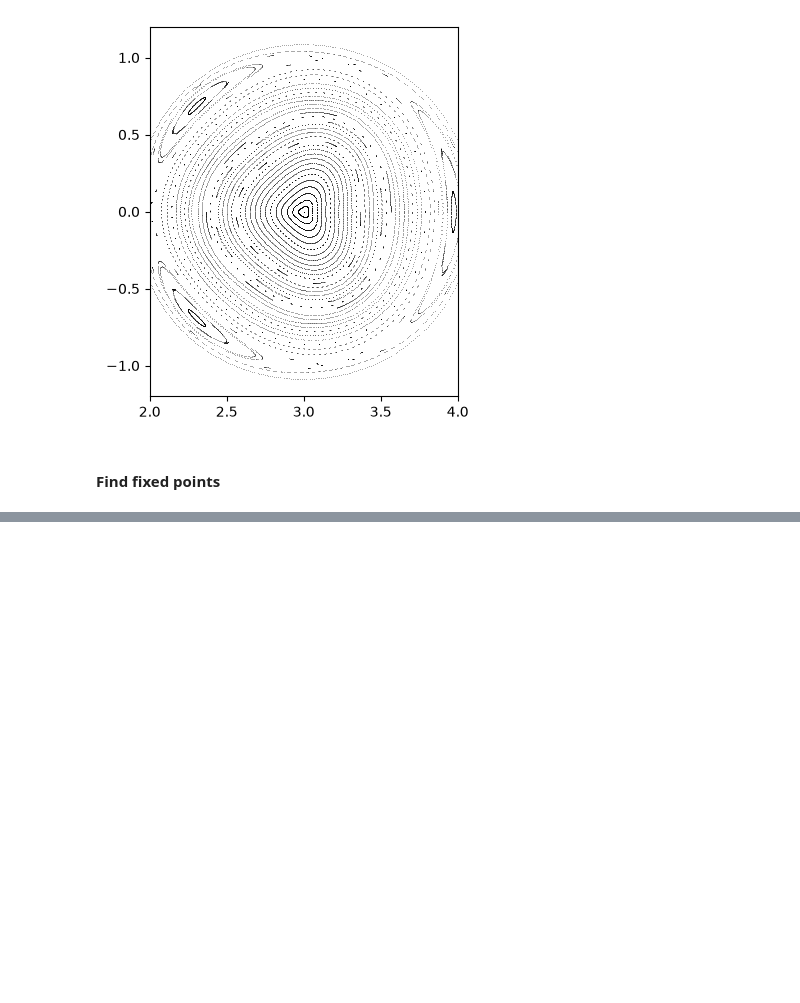
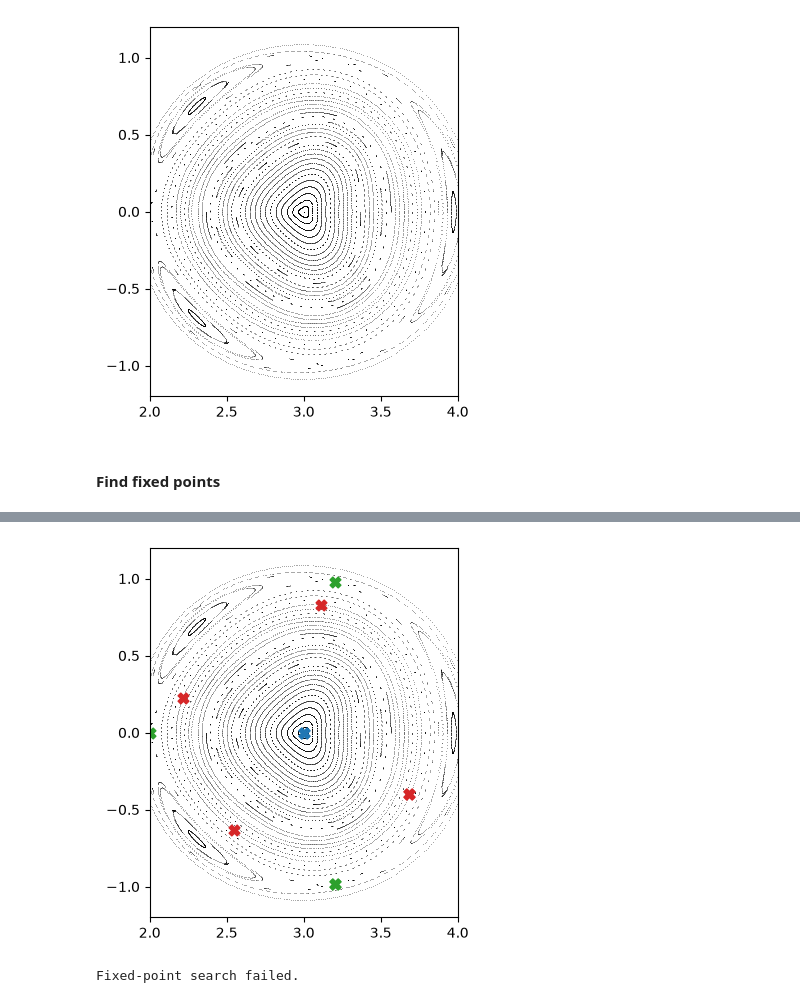
Before and after one commit to mireiaraventos/SdS, a Jupyter notebook: local/pyoculus_examples/island_fp.ipynb, the cells around one changed output, grey strips where cells are left out. Saved outputs shown, nothing was run; the diff lists cells and outputs as text; code cells hidden in the pictures; blank space fills up the shorter version.

Commit message:
Find FP

```diff
--- a/local/pyoculus_examples/island_fp.ipynb
+++ b/local/pyoculus_examples/island_fp.ipynb
@@ -50,6 +50,6 @@ plt.show()
 # Find a t-periodic point
 fp = FixedPoint(mymap)
 
-guess = np.array([3.4, 0.0])
+guess = np.array([3.7, -0.7])
 # %%
 result = fp.find(
@@ -87,3 +102,29 @@ plt.show()
+# %%
+fig, ax = pplot.plot(
+    marker=".",
+    s=0.5,
+    xlim=[2., 4.],
+    ylim=[-1.2, 1.2]
+)
+
+for t in [1, 2, 3, 4]:
+    fp = FixedPoint(mymap)
+    result = fp.find(
+        t=t,                    # t-order fixed points
+        guess=guess,
+        method="scipy.root"
+    )
+
+    fp.plot(
+        fig=fig,
+        ax=ax,
+        marker="X",
+        s=60
+    )
+
+plt.show()
+# %% [output]
+[figure, added]
 # %%
 result = fp.find_with_iota(
     n=-2,
@@ -91,6 +132,19 @@ result = fp.find_with_iota(
     guess=guess,
     method="scipy.root"
 )
+
+if result is not None:
+    print("Fixed point found!")
+    print("Coordinates:")
+    print(result.coords)
+    print("Jacobian:")
+    print(result.Jacobian)
+    print("Greene's residue:")
+    print(result.GreenesResidue)
+else:
+    print("Fixed-point search failed.")
+# %% [output]
+Fixed-point search failed.
 # %%
 fig, ax = pplot.plot(
     marker=".",
```
Also changed, not shown: parts of 3 cells of this notebook.
